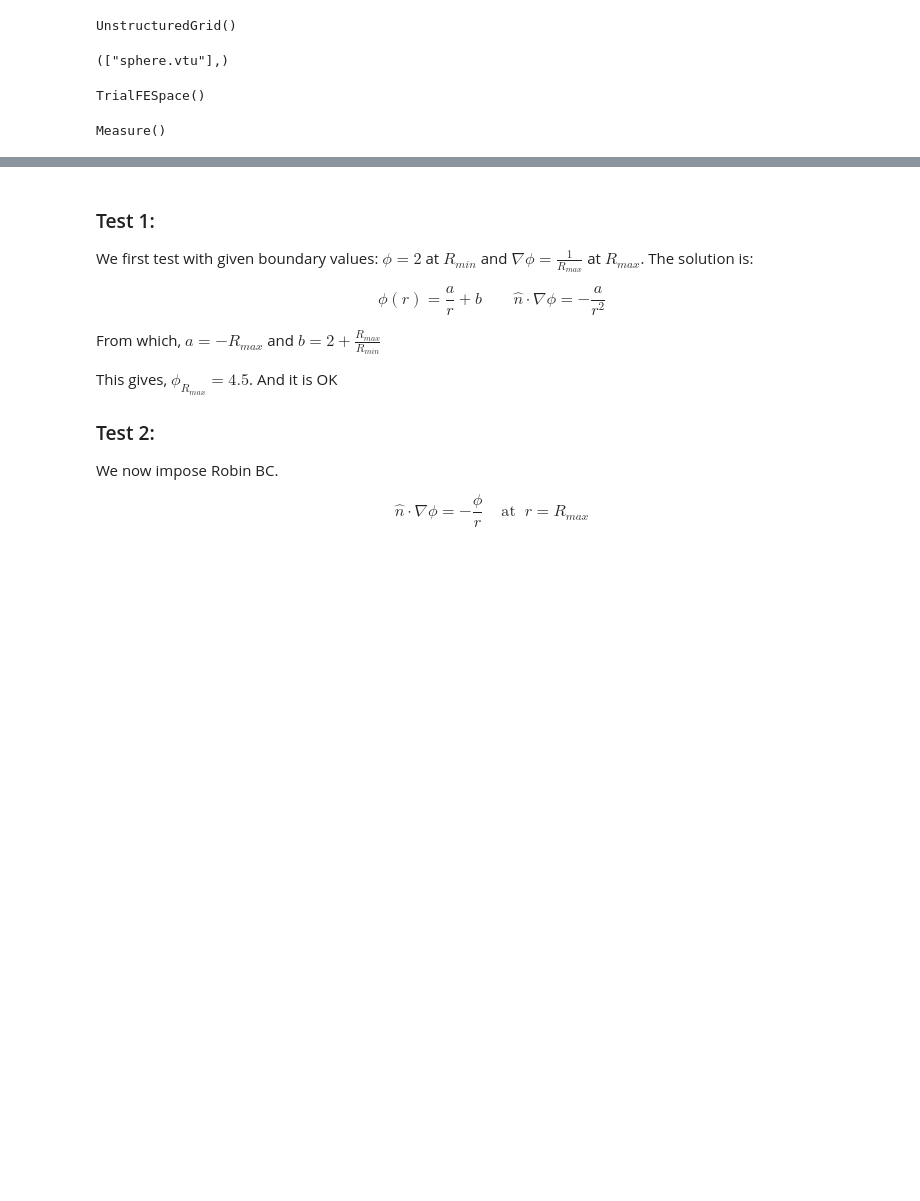
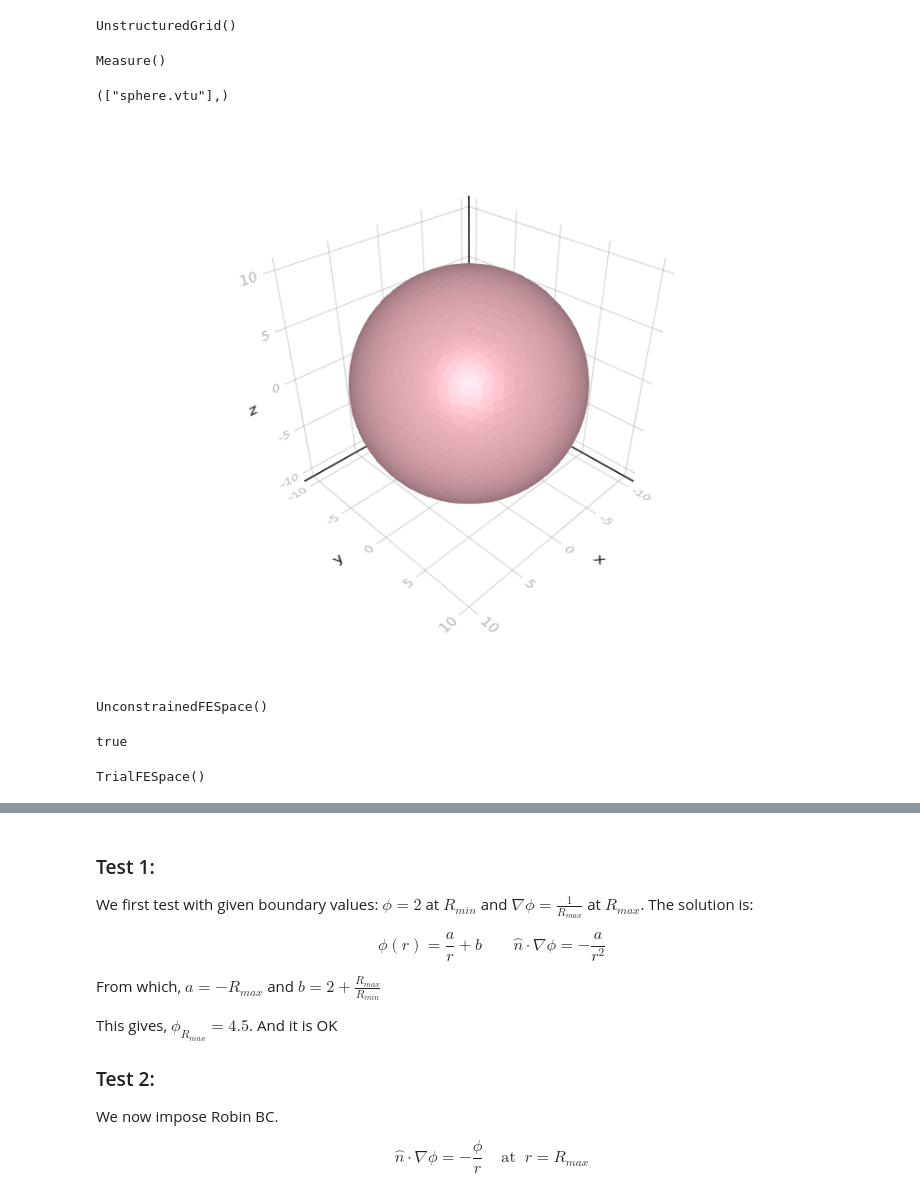
Before and after one commit to reula/Geometria, a Jupyter notebook: myPoisson.ipynb, the cells around one changed output, grey strips where cells are left out. Drawn from its saved outputs; the diff is of its cells as text; code cells hidden in the pictures; blank space fills up the shorter version.

```diff
--- a/myPoisson.ipynb
+++ b/myPoisson.ipynb
@@ -21,8 +21,32 @@ V = TestFESpace(model,reffe;conformity=:H1,dirichlet_tags="int")
 Ω = Triangulation(model)
 # %% [output]
 UnstructuredGrid()
+# %%
+degree = 2
+dΩ = Measure(Ω,degree)
+# %% [output]
+Measure()
 # %%
 writevtk(Ω,"sphere")
 # %% [output]
 (["sphere.vtu"],)
+# %%
+fig = plot(Ω, shading=true)
+#wireframe!(∂Ω, color=:black)
+#save("images/3d_sphere", fig)
+# %% [output]
+[figure, added]
+# %%
+order = 1
+reffe = ReferenceFE(lagrangian,Float64,order)
+#V = TestFESpace(model,reffe,dirichlet_tags=["int","ext"])
+V = TestFESpace(model,reffe;conformity=:H1,dirichlet_tags="int")
+# %% [output]
+UnconstrainedFESpace()
+# %%
+test1=false
+test2=false
+test3=true
+# %% [output]
+true
 # %%
@@ -30,11 +58,6 @@ g = 2.0 # internal boundary condition
 U = TrialFESpace(V,g)
 # %% [output]
 TrialFESpace()
-# %%
-degree = 2
-dΩ = Measure(Ω,degree)
-# %% [output]
-Measure()
 # %%
 neumanntags = "ext"
 Γ = BoundaryTriangulation(model,tags=neumanntags)
```
Also changed, not shown: parts of 8 cells of this notebook, 4 other files.
